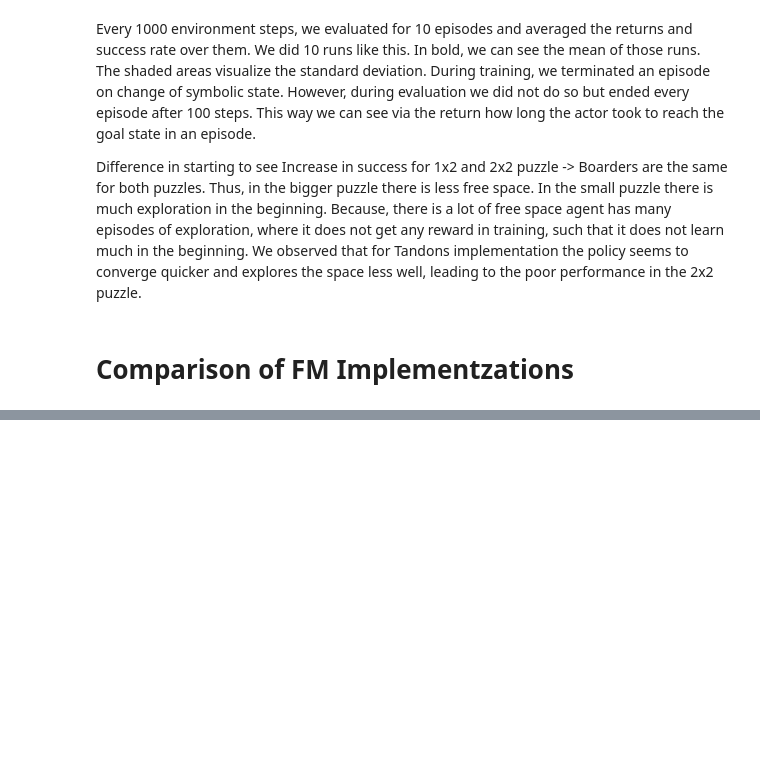
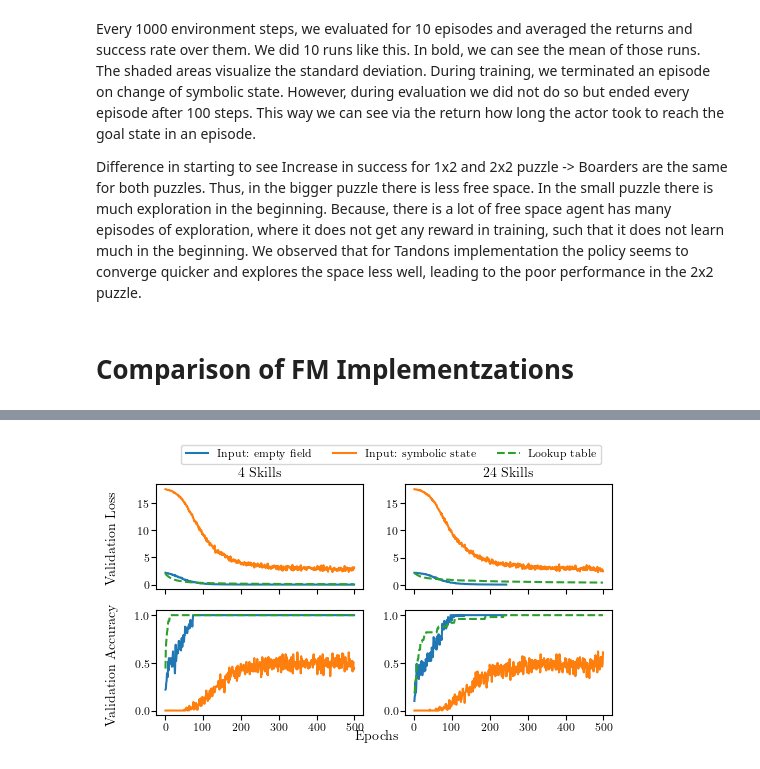
Before and after one commit to rosa-wolf/Multi-Phase-Skill-Learning-SlidingPuzzle, a Jupyter notebook: eval_data.ipynb, the cells around one changed output, grey strips where cells are left out. Saved outputs shown, nothing was run; the diff lists cells and outputs as text; code cells hidden in the pictures; blank space fills up the shorter version.

```diff
--- a/eval_data.ipynb
+++ b/eval_data.ipynb
@@ -547,35 +565,38 @@ data_lookup_24skills = np.load(lookup_path[1], mmap_mode='r')
 # %%
-fig, ax = plt.subplots(2,2, sharex=True)
+fig, ax = plt.subplots(2,2, sharex=True, figsize=(TEXTWIDTH +0.1, TEXTWIDTH * (5**.5 - 1.2) / 2))
 
 ax[0, 0].plot(np.arange(data_simple_4skills["test_loss"].shape[0]), data_simple_4skills["test_loss"], label="Input: empty field")
 ax[0, 0].plot(np.arange(data_simple_4skills["test_loss"].shape[0]), data_sym_4skills["test_loss"], label="Input: symbolic state")
-ax[0, 0].plot(np.arange(data_simple_4skills["test_loss"].shape[0]), data_lookup_4skills["test_loss"], "--", label="Lookup table")
+ax[0, 0].plot(np.arange(data_lookup_4skills["test_loss"].shape[0]), data_lookup_4skills["test_loss"], "--", label="Lookup table")
 
 ax[1, 0].plot(np.arange(data_simple_4skills["test_acc"].shape[0]), data_simple_4skills["test_acc"], label="Input: empty field")
 ax[1, 0].plot(np.arange(data_simple_4skills["test_acc"].shape[0]), data_sym_4skills["test_acc"], label="Input: symbolic state")
-ax[1, 0].plot(np.arange(data_simple_4skills["test_acc"].shape[0]), data_lookup_4skills["test_acc"], "--", label="Lookup table")
+ax[1, 0].plot(np.arange(data_lookup_4skills["test_acc"].shape[0]), data_lookup_4skills["test_acc"], "--", label="Lookup table")
 ax[0, 0].set_title("Multiple skill effects")
 
 ax[0, 1].plot(np.arange(data_simple_24skills["test_loss"].shape[0]), data_simple_24skills["test_loss"], label="Input:empty field")
-ax[0, 1].plot(np.arange(data_simple_24skills["test_loss"].shape[0]), data_sym_24skills["test_loss"], label="Input: symbolic state")
-ax[0, 1].plot(np.arange(data_simple_24skills["test_loss"].shape[0]), data_lookup_24skills["test_loss"], "--", label="Lookup table")
+ax[0, 1].plot(np.arange(data_sym_24skills["test_loss"].shape[0]), data_sym_24skills["test_loss"], label="Input: symbolic state")
+ax[0, 1].plot(np.arange(data_lookup_24skills["test_loss"].shape[0]), data_lookup_24skills["test_loss"], "--", label="Lookup table")
 
 ax[1, 1].plot(np.arange(data_simple_24skills["test_acc"].shape[0]), data_simple_24skills["test_acc"], label="Input: empty field")
-ax[1, 1].plot(np.arange(data_simple_24skills["test_acc"].shape[0]), data_sym_24skills["test_acc"], label="Input: symbolic state")
-ax[1, 1].plot(np.arange(data_simple_24skills["test_acc"].shape[0]), data_lookup_24skills["test_acc"], "--", label="Lookup table")
+ax[1, 1].plot(np.arange(data_sym_24skills["test_acc"].shape[0]), data_sym_24skills["test_acc"], label="Input: symbolic state")
+ax[1, 1].plot(np.arange(data_lookup_24skills["test_acc"].shape[0]), data_lookup_24skills["test_acc"], "--", label="Lookup table")
 ax[0, 1].set_title("Single skill effect")
 
 fig.text(0.5, 0.03, 'Epochs', ha='center')
 fig.text(0.04, 0.28, 'Validation Accuracy', va='center', rotation='vertical')
 fig.text(0.04, 0.7, 'Validation Loss', va='center', rotation='vertical')
 
 ax[0, 0].set_title("4 Skills")
 ax[0, 1].set_title("24 Skills")
 
 handles, labels = ax[1, 1].get_legend_handles_labels()
 fig.legend(handles, labels, ncol=3, bbox_to_anchor=(0.89,1.03))
-plt.savefig("Fm_Comparison.svg", bbox_inches='tight')
+plt.savefig("Fm_Comparison.pdf",
+            bbox_inches='tight', dpi=plt.gcf().dpi)
 plt.show()
+# %% [output]
+[figure, added]
 # %%
 # plot perforamnce of fm with sym input dependent on batch size
 plt.subplots()
```
Also changed, not shown: parts of 1 cell of this notebook, 14 other files.
